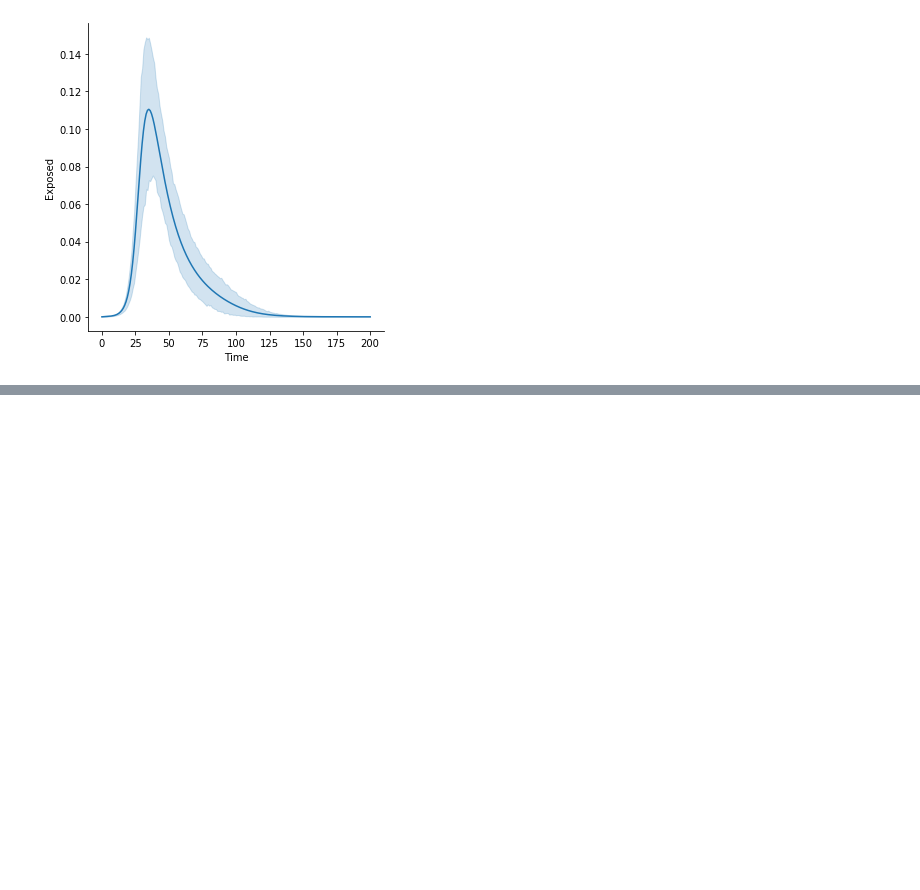
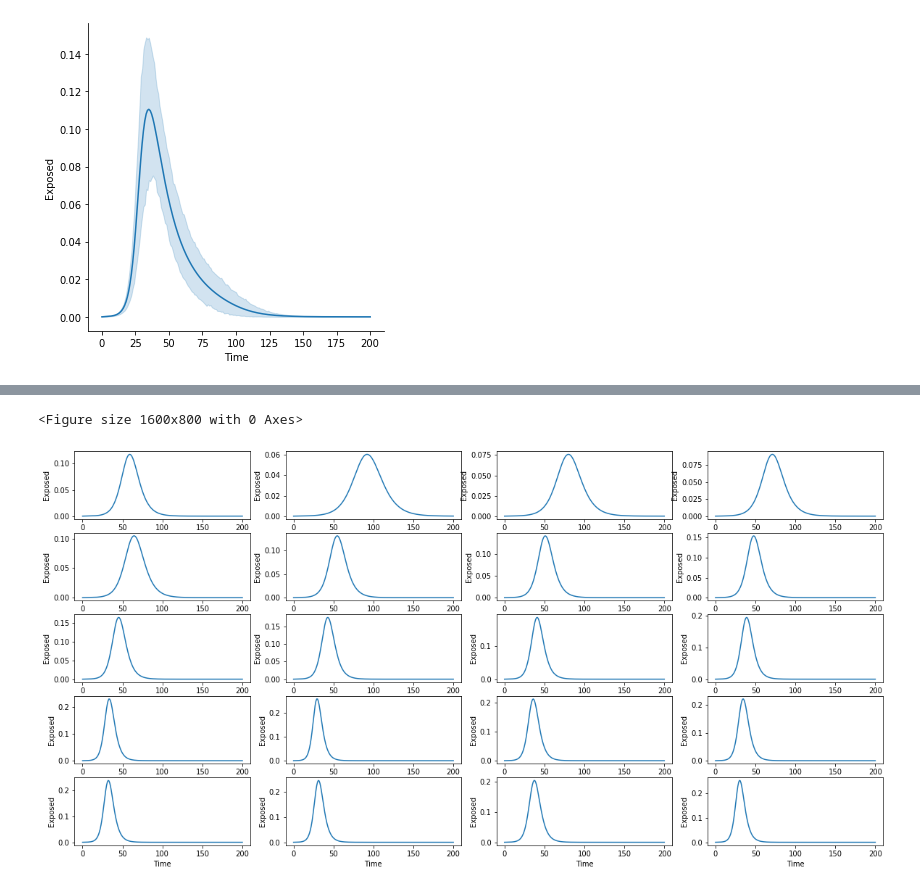
Before and after one commit to gonzrubio/Tucker_ABM, a Jupyter notebook: DataViz.ipynb, the cells around one changed output, grey strips where cells are left out. Cells and saved outputs as stored; diff of their text form; code cells hidden in the pictures; blank space fills up the shorter version.

```diff
--- a/DataViz.ipynb
+++ b/DataViz.ipynb
@@ -211,0 +220,10 @@ fig.show()
+# %%
+fig, ax =plt.subplots(5,4, figsize = (20,10))
+r0_vals = list(set(baseline.R0))
+
+for r0_val, axis in zip(r0_vals, ax.flatten()):
+    sns.lineplot(x="Time", y="Exposed",
+            data=baseline[baseline.R0 == r0_val], ax = axis)
+# %% [output]
+<Figure size 1600x800 with 0 Axes>
+[figure, added]
```
Also changed, not shown: parts of 2 cells of this notebook.
